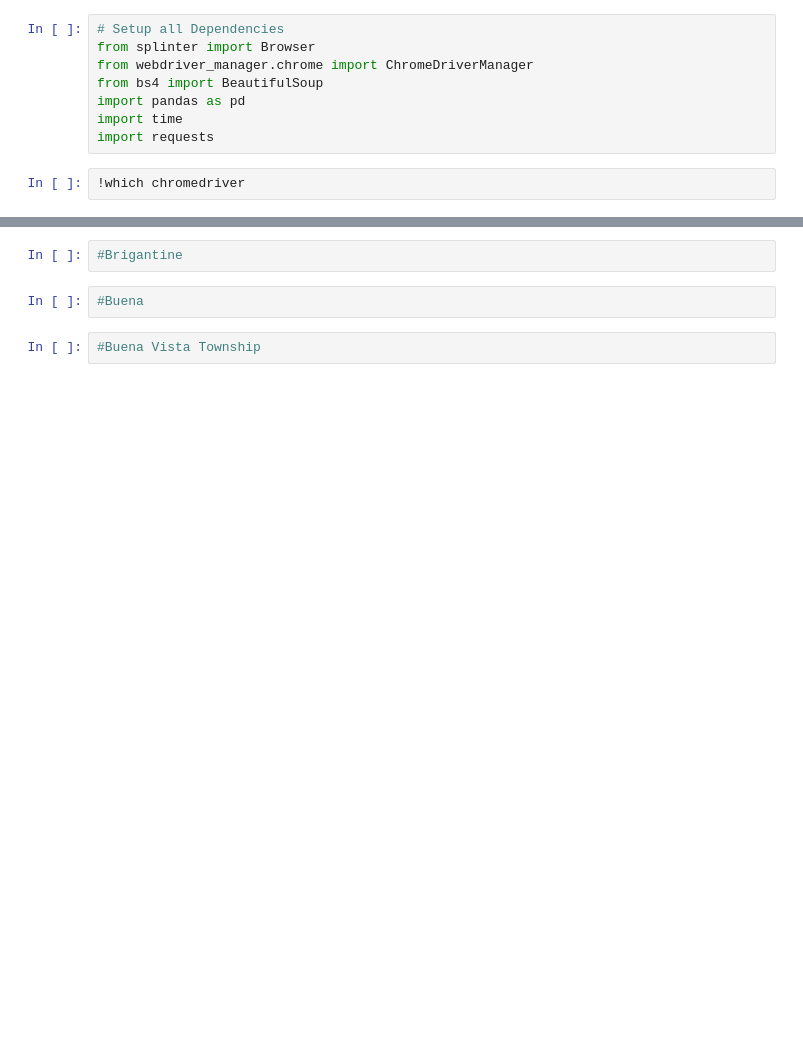
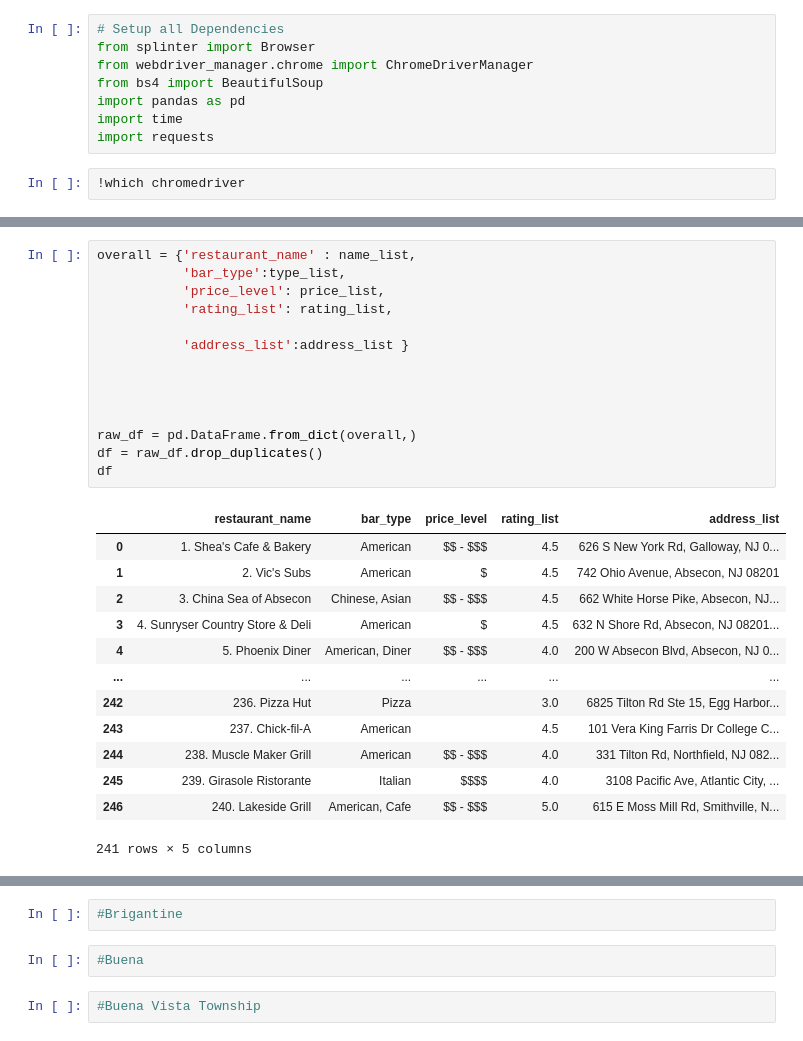
Before and after one commit to RyanAdamGonzalez1996/New-Jersey-Bars, a Jupyter notebook: Extract/new_jersey_bar_data.ipynb, the cells around one changed output, grey strips where cells are left out. Saved outputs shown, nothing was run; the diff lists cells and outputs as text; blank space fills up the shorter version.

```diff
--- a/Extract/new_jersey_bar_data.ipynb
+++ b/Extract/new_jersey_bar_data.ipynb
@@ -154,0 +180,28 @@ American, Cafe
+# %%
+overall = {'restaurant_name' : name_list,
+           'bar_type':type_list,
+           'price_level': price_list,
+           'rating_list': rating_list,
+
+           'address_list':address_list }
+
+
+
+
+raw_df = pd.DataFrame.from_dict(overall,)
+df = raw_df.drop_duplicates()
+df
+# %% [output]
+|  | restaurant_name | bar_type | price_level | rating_list | address_list |
+| 0 | 1. Shea's Cafe & Bakery | American | $$ - $$$ | 4.5 | 626 S New York Rd, Galloway, NJ 0... |
+| 1 | 2. Vic's Subs | American | $ | 4.5 | 742 Ohio Avenue, Absecon, NJ 08201 |
+| 2 | 3. China Sea of Absecon | Chinese, Asian | $$ - $$$ | 4.5 | 662 White Horse Pike, Absecon, NJ... |
+| 3 | 4. Sunryser Country Store & Deli | American | $ | 4.5 | 632 N Shore Rd, Absecon, NJ 08201... |
+| 4 | 5. Phoenix Diner | American, Diner | $$ - $$$ | 4.0 | 200 W Absecon Blvd, Absecon, NJ 0... |
+| ... | ... | ... | ... | ... | ... |
+| 242 | 236. Pizza Hut | Pizza |  | 3.0 | 6825 Tilton Rd Ste 15, Egg Harbor... |
+| 243 | 237. Chick-fil-A | American |  | 4.5 | 101 Vera King Farris Dr College C... |
+| 244 | 238. Muscle Maker Grill | American | $$ - $$$ | 4.0 | 331 Tilton Rd, Northfield, NJ 082... |
+| 245 | 239. Girasole Ristorante | Italian | $$$$ | 4.0 | 3108 Pacific Ave, Atlantic City, ... |
+| 246 | 240. Lakeside Grill | American, Cafe | $$ - $$$ | 5.0 | 615 E Moss Mill Rd, Smithville, N... |
+241 rows × 5 columns
```
Also changed, not shown: parts of 9 cells of this notebook, 2 other files.
